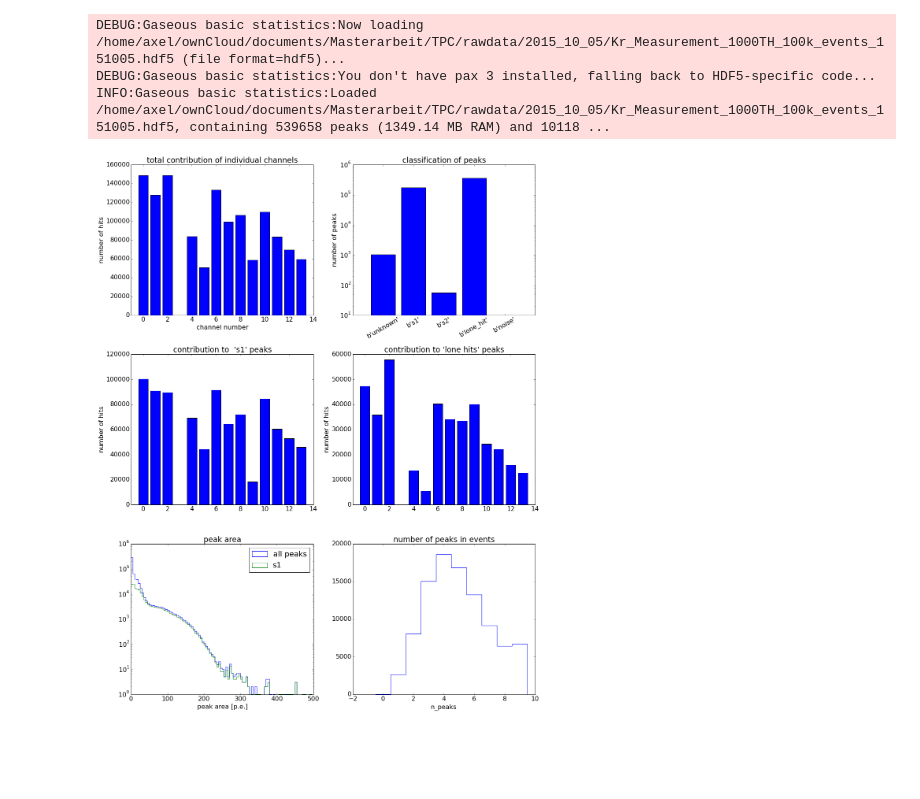
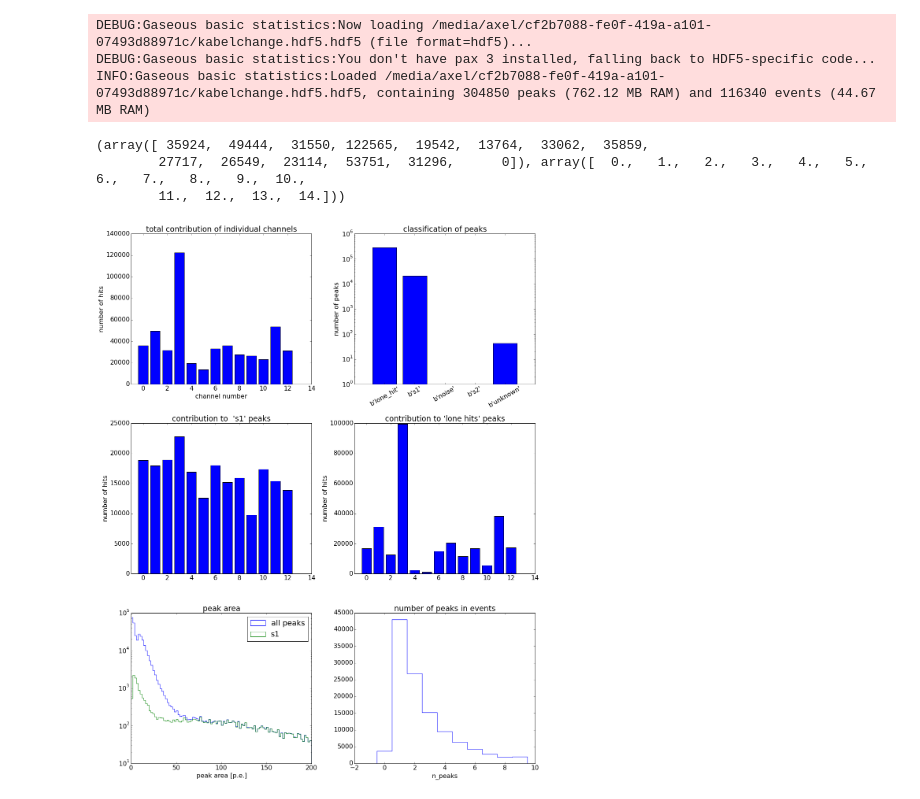
Before and after one commit to olenkajain/pax, a Jupyter notebook: examples/muenster/analysis/Gaseous_basic_statistics.ipynb, the cells around one changed output. Cells and saved outputs as stored; diff of their text form; code cells hidden in the pictures; blank space fills up the shorter version.

```diff
--- a/examples/muenster/analysis/Gaseous_basic_statistics.ipynb
+++ b/examples/muenster/analysis/Gaseous_basic_statistics.ipynb
@@ -1,9 +1,9 @@
 # %%
 # Settings
 #filename    = '/home/axel/PycharmProjects/pax/tpc_kr_150410_8k.hdf5'
-filename     = '/home/axel/ownCloud/documents/Masterarbeit/TPC/rawdata/2015_10_05/Kr_Measurement_1000TH_100k_events_151005.hdf5'
+#filename     = '/home/axel/ownCloud/documents/Masterarbeit/TPC/rawdata/2015_10_28/background_trigger_logic_600th_151028.hdf5'
 #filename    = '/home/axel/ownCloud/documents/Masterarbeit/TPC/rawdata/2015_10_02/Kr_Measurement_1000TH_1_151002.hdf5'
-#filename    = '/home/axel/ownCloud/documents/Masterarbeit/TPC/rawdata/2015_10_05/testing_new_cable_on_ch9.hdf5'
+filename    = '/media/axel/cf2b7088-fe0f-419a-a101-07493d88971c/kabelchange.hdf5.hdf5'
 file_format = 'hdf5'
 #loglevel    = 'DEBUG'
 # %%
@@ -69,22 +67,23 @@ if peaks != None:
 if len(events) == 0:
     raise ValueError("You don't have any events in this dataset!")
 # %% [output]
-DEBUG:Gaseous basic statistics:Now loading /home/axel/ownCloud/documents/Masterarbeit/TPC/rawdata/2015_10_05/Kr_Measurement_1000TH_100k_events_151005.hdf5 (file format=hdf5)...
+DEBUG:Gaseous basic statistics:Now loading /media/axel/cf2b7088-fe0f-419a-a101-07493d88971c/kabelchange.hdf5.hdf5 (file format=hdf5)...
 DEBUG:Gaseous basic statistics:You don't have pax 3 installed, falling back to HDF5-specific code...
-INFO:Gaseous basic statistics:Loaded /home/axel/ownCloud/documents/Masterarbeit/TPC/rawdata/2015_10_05/Kr_Measurement_1000TH_100k_events_151005.hdf5, containing 539658 peaks (1349.14 MB RAM) and 10118 ...
+INFO:Gaseous basic statistics:Loaded /media/axel/cf2b7088-fe0f-419a-a101-07493d88971c/kabelchange.hdf5.hdf5, containing 304850 peaks (762.12 MB RAM) and 116340 events (44.67 MB RAM)
 # %%
 # Adding extra fields
 # %%
 fig, ((ax1, ax2), (ax3, ax4), (ax5, ax6)) = plt.subplots(3, 2, figsize=(16,20), squeeze=False)
-area_right_boundary = 500
+area_right_boundary = 200
 area_bins = 100
 
 if True:
 
     ### making histogram of hits
-    z = plt.hist(hits["channel"], bins=14)[0]
+    z = np.histogram(hits["channel"], bins=14, range=(0,14))
+    print(z)
     plt.cla()
-    ax1.bar(range(14),z, align="center")
+    ax1.bar(range(14),z[0], align="center")
     ax1.set_xlabel("channel number")
     ax1.set_ylabel("number of hits")
     ax1.set_title("total contribution of individual channels")
@@ -113,34 +112,37 @@ if True:
 
     a = pd.DataFrame(peaks[s1_peaks]["hits_per_channel"])
     b = pd.DataFrame(peaks[lone_hits]["hits_per_channel"])
     ax3.bar(list(a), list(a.sum()),align="center")
     ax3.set_title("contribution to  's1' peaks")
 
     ax4.set_title("contribution to 'lone hits' peaks")
     ax4.bar(list(b), list(b.sum()),align="center")
 
     ax3.set_xlim((-1,14))
     ax3.set_ylabel("number of hits")
     ax4.set_xlim((-1,14))
     ax4.set_ylabel("number of hits")
 
     ax5.set_title("peak area")
     ax5.hist(peaks["area"], bins=area_bins, histtype="step", range=(0,area_right_boundary), label="all peaks")
     ax5.hist(peaks[s1_peaks]["area"], bins=area_bins, histtype="step", range=(0,area_right_boundary), label = "s1")
     ax5.set_xlabel("peak area [p.e.]")
     #ax5.set_ylabel("#")
     ax5.set_xlim((0,area_right_boundary))
     ax5.legend(loc="best")
     ax5.set_yscale("log")
 
     ax6.set_title("number of peaks in events")
     ax6.hist(events["n_peaks"], bins=10, histtype="step", range=(0,10), align="left")
     ax6.set_xlabel("n_peaks")
 
     fig.tight_layout()
     fig.show()
 # %% [output]
+(array([ 35924,  49444,  31550, 122565,  19542,  13764,  33062,  35859,
+        27717,  26549,  23114,  53751,  31296,      0]), array([  0.,   1.,   2.,   3.,   4.,   5.,   6.,   7.,   8.,   9.,  10.,
+        11.,  12.,  13.,  14.]))
-[figure, old version]
+[figure, new version]
 # %%
 ### Now finding events that contain >=2 peaks
 ### Then plotting energy of first peak (ordered by area) vs the second peak
```
Also changed, not shown: parts of 4 cells of this notebook.
